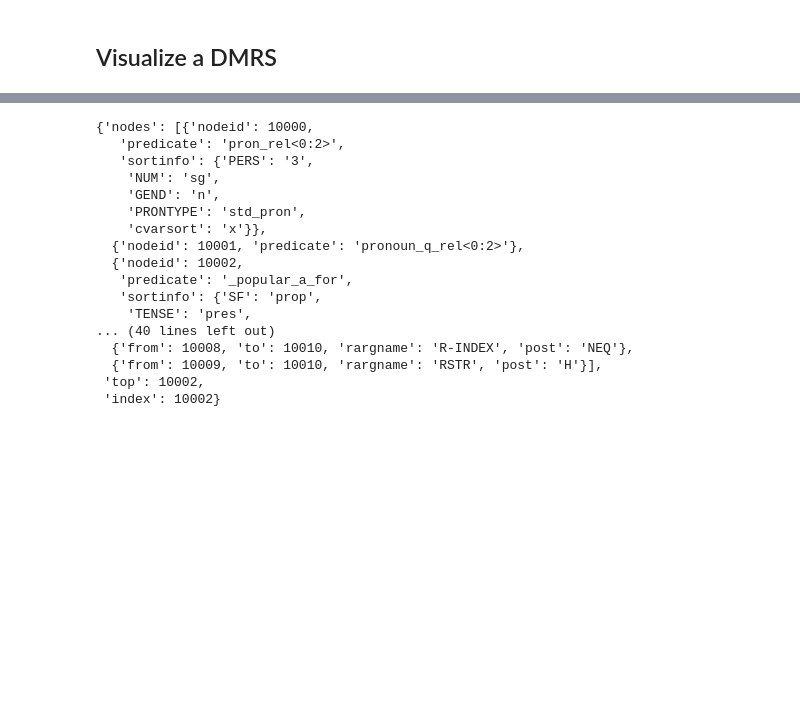
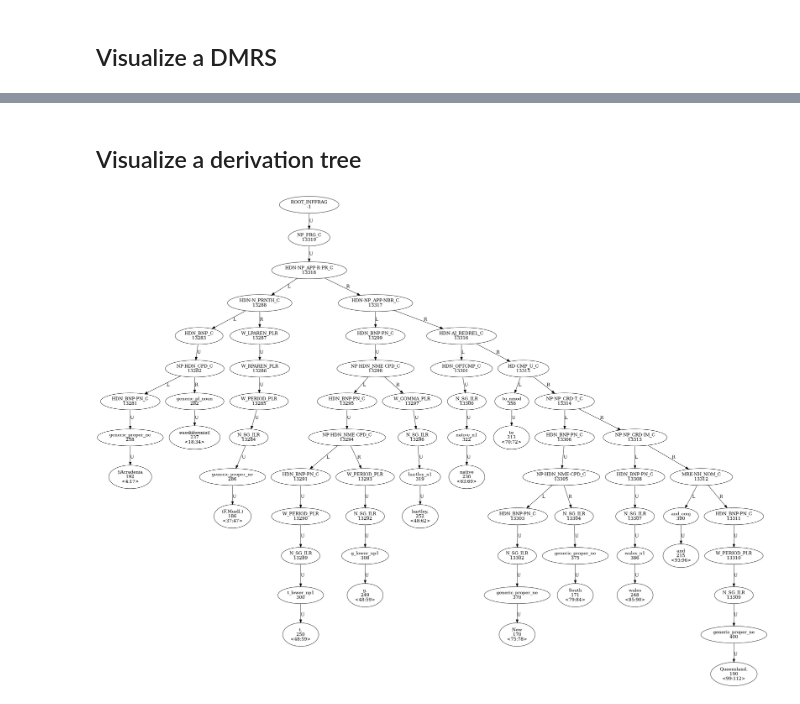
Before and after one commit to aaronlolo326/TCSfromDMRS, a Jupyter notebook: parse.ipynb, the cells around one changed output, grey strips where cells are left out. Cells and saved outputs as stored; diff of their text form; code cells hidden in the pictures; blank space fills up the shorter version.

```diff
--- a/parse.ipynb
+++ b/parse.ipynb
@@ -107,20 +154,11 @@ Image(save_path)
-# %%
-dmrs_json
-# %% [output]
-{'nodes': [{'nodeid': 10000,
-   'predicate': 'pron_rel<0:2>',
-   'sortinfo': {'PERS': '3',
-    'NUM': 'sg',
-    'GEND': 'n',
-    'PRONTYPE': 'std_pron',
-    'cvarsort': 'x'}},
-  {'nodeid': 10001, 'predicate': 'pronoun_q_rel<0:2>'},
-  {'nodeid': 10002,
-   'predicate': '_popular_a_for',
-   'sortinfo': {'SF': 'prop',
-    'TENSE': 'pres',
-... (40 lines left out)
-  {'from': 10008, 'to': 10010, 'rargname': 'R-INDEX', 'post': 'NEQ'},
-  {'from': 10009, 'to': 10010, 'rargname': 'RSTR', 'post': 'H'}],
- 'top': 10002,
- 'index': 10002}
+# %% [markdown]
+## Visualize a derivation tree
+# %%
+erg_digraphs.init_erg_deriv(deriv, draw = True)
+save_path = "./figures/deriv_{}.png".format(name)#+ time.asctime( time.localtime(time.time()) ).replace(" ", "-") +".png"
+ag = to_agraph(erg_digraphs.deriv_dg)
+ag.layout('dot')
+ag.draw(save_path)
+Image(save_path)
+# %% [output]
+[figure, added]
```
Also changed, not shown: parts of 33 cells of this notebook, 41 other files.
